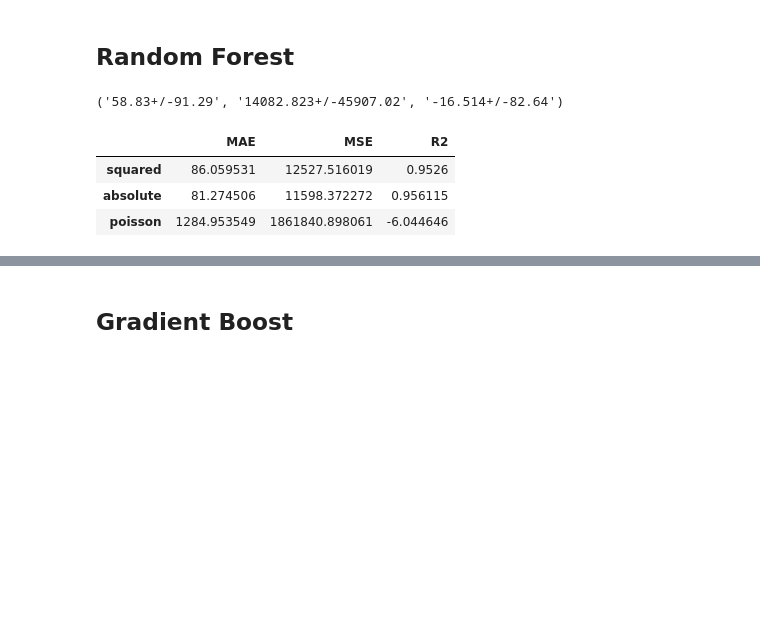
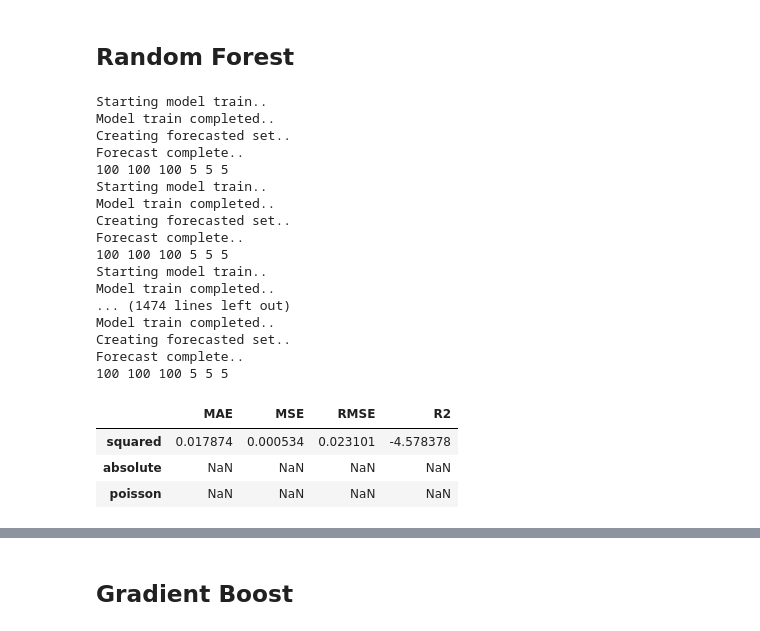
Before and after one commit to diogobulhosa/BC4, a Jupyter notebook: notebooks/nb-eth.ipynb, the cells around one changed output, grey strips where cells are left out. Saved outputs shown, nothing was run; the diff lists cells and outputs as text; code cells hidden in the pictures; blank space fills up the shorter version.

```diff
--- a/notebooks/nb-eth.ipynb
+++ b/notebooks/nb-eth.ipynb
@@ -628,0 +627,32 @@ def show_results(df,X_train, X_test, y_train, y_test, *args):
+# %%
+def randomForest(model,df1, forecast_length):
+    df3 = df1[['close', 'Date']]
+    df3 = add_days(df3, forecast_length)
+    finaldf = df1.drop('Date', axis=1)
+    finaldf = finaldf.reset_index(drop=True)
+    end_point = len(finaldf)
+    x = end_point - forecast_length
+    finaldf_train = finaldf.loc[:x - 1, :]
+    finaldf_train_x = finaldf_train.loc[:, finaldf_train.columns != 'close']
+    finaldf_train_y = finaldf_train['close']
+
+    print("Starting model train..")
+    fit = model.fit(finaldf_train_x, finaldf_train_y)
+    print("Model train completed..")
+    print("Creating forecasted set..")
+    yhat = []
+    end_point = len(finaldf)
+    df3_end = len(df3)
+    for i in range(forecast_length, 0, -1):
+        y = end_point - i
+        inputfile = finaldf.loc[y:end_point, :]
+        inputfile_x = inputfile.loc[:, inputfile.columns != 'close']
+        pred_set = inputfile_x.head(1)
+        pred = fit.predict(pred_set)
+        df3.at[df3.index[df3_end - i], 'close'] = pred[0]
+        finaldf = df1.drop('Date', axis=1)
+        finaldf = finaldf.reset_index(drop=True)
+        yhat.append(pred)
+    yhat = np.array(yhat)
+    print("Forecast complete..")
+    return yhat
@@ -777,21 +906,31 @@ X = scaled_df.drop(['close'], axis=1)
 rf_se = RandomForestRegressor(random_state=10,criterion='squared_error')
 rf_ae = RandomForestRegressor(random_state=10,criterion='absolute_error')
 rf_poisson = RandomForestRegressor(random_state=10,criterion='poisson')
-# %%
-# passar X e y --> No X a Date deve ser index
-# retorna este grafico e os valores, o suposto do grafico é selecionarem aos bocados o que querem ver
-# o train period e test period sao em dias (neste caso 100 dias de train para 5 de teste)
-avg_score(rf_se, X, y, 5, 'hmcv', train_period_split=100, test_period_split=5)
-# %% [output]
-('58.83+/-91.29', '14082.823+/-45907.02', '-16.514+/-82.64')
 # %%
-df = pd.DataFrame(columns = ['MAE', 'MSE', 'R2'], index = ['squared','absolute', 'poisson'])
-show_results(df, X_train_cv, X_test_cv, y_train_cv, y_test_cv,rf_se, rf_ae,rf_poisson)
+df = pd.DataFrame(columns = ['MAE', 'MSE','RMSE' ,'R2'], index = ['squared','absolute', 'poisson'])
+show_results(df, result, 'close',100, 5,rf_se)
 # %% [output]
+Starting model train..
+Model train completed..
+Creating forecasted set..
+Forecast complete..
+100 100 100 5 5 5
+Starting model train..
+Model train completed..
+Creating forecasted set..
+Forecast complete..
+100 100 100 5 5 5
+Starting model train..
+Model train completed..
+... (1474 lines left out)
+Model train completed..
+Creating forecasted set..
+Forecast complete..
+100 100 100 5 5 5
-|  | MAE | MSE | R2 |
-| squared | 86.059531 | 12527.516019 | 0.9526 |
-| absolute | 81.274506 | 11598.372272 | 0.956115 |
-| poisson | 1284.953549 | 1861840.898061 | -6.044646 |
+|  | MAE | MSE | RMSE | R2 |
+| squared | 0.017874 | 0.000534 | 0.023101 | -4.578378 |
+| absolute | NaN | NaN | NaN | NaN |
+| poisson | NaN | NaN | NaN | NaN |
 # %%
 rf_se5 = RandomForestRegressor(random_state=10,criterion='squared_error', max_depth=5,n_estimators=300)
 rf_se20 = RandomForestRegressor(random_state=10,criterion='squared_error', max_depth=20, n_estimators=2000)
```
Also changed, not shown: parts of 6 cells of this notebook, 12 other files.
